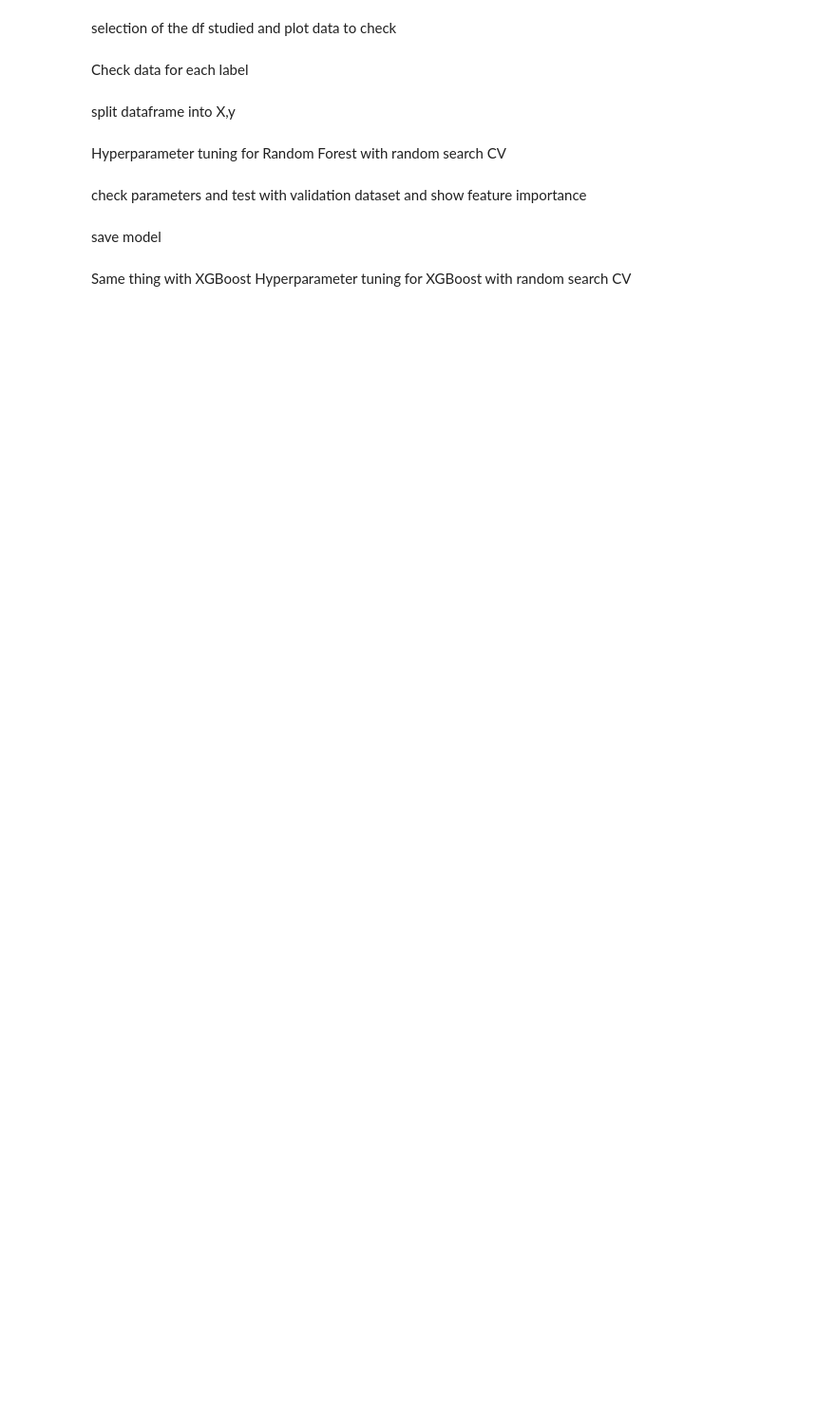
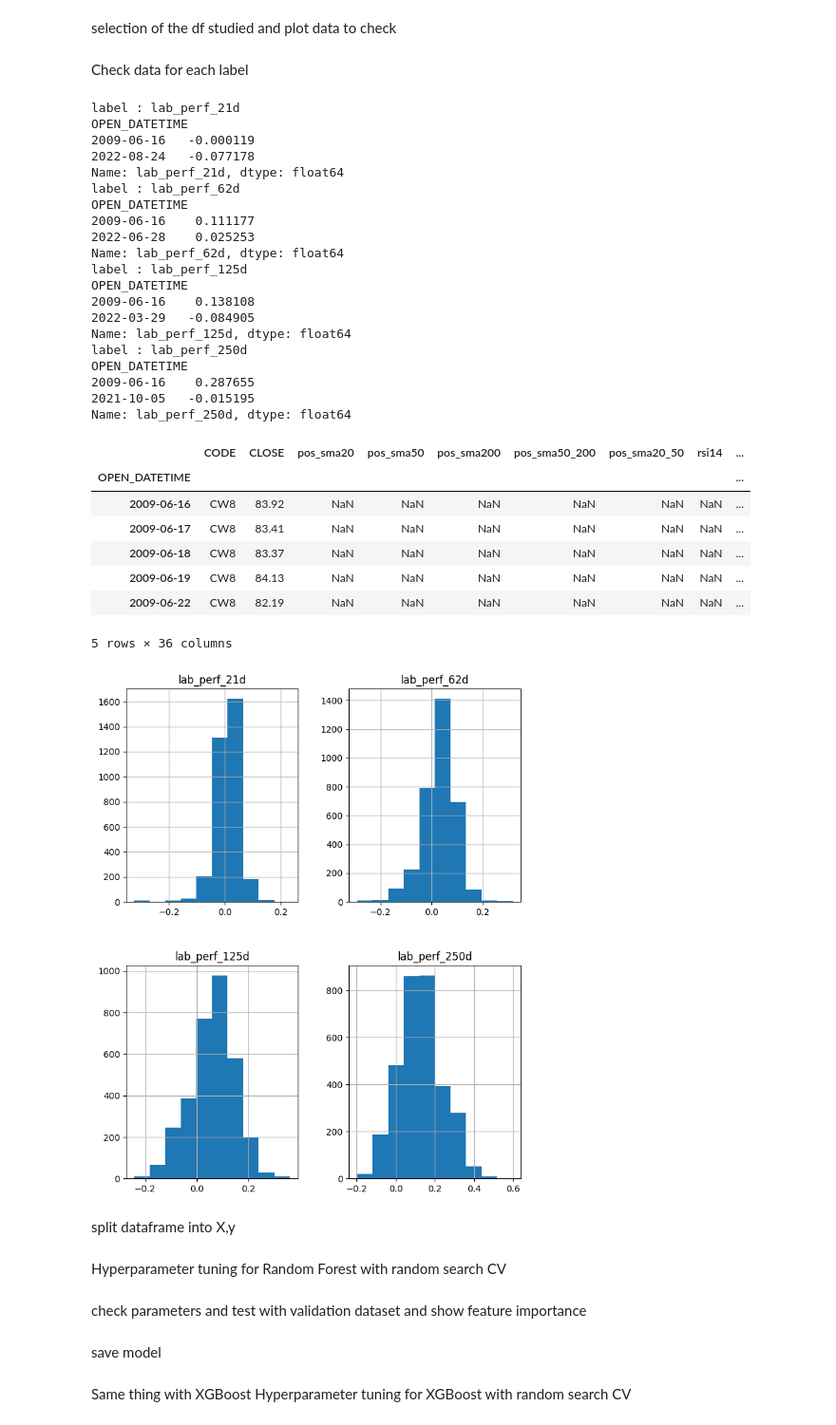
Before and after one commit to BenoitDurandIndep/stockmarket-ml-toolkit, a Jupyter notebook: models/CW8/script_CW8.ipynb, the cells around one changed output. Shown: that part at 95% size. Saved outputs shown, nothing was run; the diff lists cells and outputs as text; code cells hidden in the pictures; blank space fills up the shorter version.

```diff
--- a/models/CW8/script_CW8.ipynb
+++ b/models/CW8/script_CW8.ipynb
@@ -53,4 +72,8 @@ list_label = get_ind_list_by_type_for_dts(
     con=con, dts_name=dts_name, symbol=symb, ind_type=2)
 dict_split = split_df_by_label_strat(
     df_in=df, list_label=list_label['LABEL'].tolist(), split_timeframe="Q")
-list_label
+print(list_label)
+lab=list_label['LABEL'][3]
+df_test=dict_split['df_'+lab+'_train']
+df_test.sort_index(inplace = True)
+print(df_test.loc[:,lab].dropna().iloc[[0,-1]])
@@ -72,9 +105,40 @@ Check data for each  label
 # %%
 for lab in list_label["LABEL"].to_list():
     print(f"label : "+lab)
     print(df.loc[:,lab].dropna().iloc[[0,-1]])
 (df.loc[:,list_label["LABEL"]]).hist(figsize=(8,10))
 #df_selected.hist(figsize=(15,20))
+df.head()
+# %% [output]
+label : lab_perf_21d
+OPEN_DATETIME
+2009-06-16   -0.000119
+2022-08-24   -0.077178
+Name: lab_perf_21d, dtype: float64
+label : lab_perf_62d
+OPEN_DATETIME
+2009-06-16    0.111177
+2022-06-28    0.025253
+Name: lab_perf_62d, dtype: float64
+label : lab_perf_125d
+OPEN_DATETIME
+2009-06-16    0.138108
+2022-03-29   -0.084905
+Name: lab_perf_125d, dtype: float64
+label : lab_perf_250d
+OPEN_DATETIME
+2009-06-16    0.287655
+2021-10-05   -0.015195
+Name: lab_perf_250d, dtype: float64
+|  | CODE | CLOSE | pos_sma20 | pos_sma50 | pos_sma200 | pos_sma50_200 | pos_sma20_50 | rsi14 | ... |
+| OPEN_DATETIME |  |  |  |  |  |  |  |  | ... |
+| 2009-06-16 | CW8 | 83.92 | NaN | NaN | NaN | NaN | NaN | NaN | ... |
+| 2009-06-17 | CW8 | 83.41 | NaN | NaN | NaN | NaN | NaN | NaN | ... |
+| 2009-06-18 | CW8 | 83.37 | NaN | NaN | NaN | NaN | NaN | NaN | ... |
+| 2009-06-19 | CW8 | 84.13 | NaN | NaN | NaN | NaN | NaN | NaN | ... |
+| 2009-06-22 | CW8 | 82.19 | NaN | NaN | NaN | NaN | NaN | NaN | ... |
+5 rows × 36 columns
+[figure, added]
 # %% [markdown]
 split dataframe into X,y
 # %%
```
Also changed, not shown: parts of 8 cells of this notebook.
